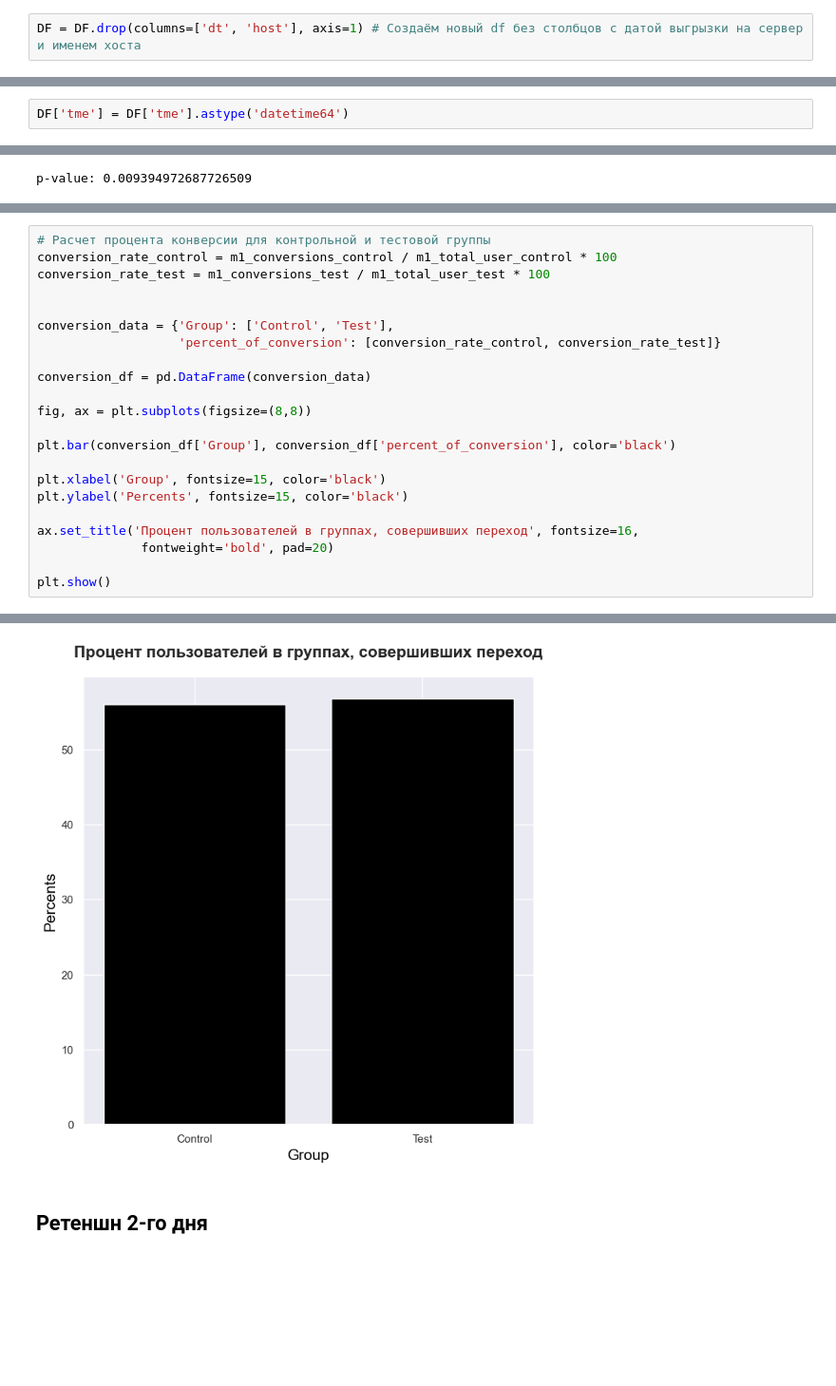
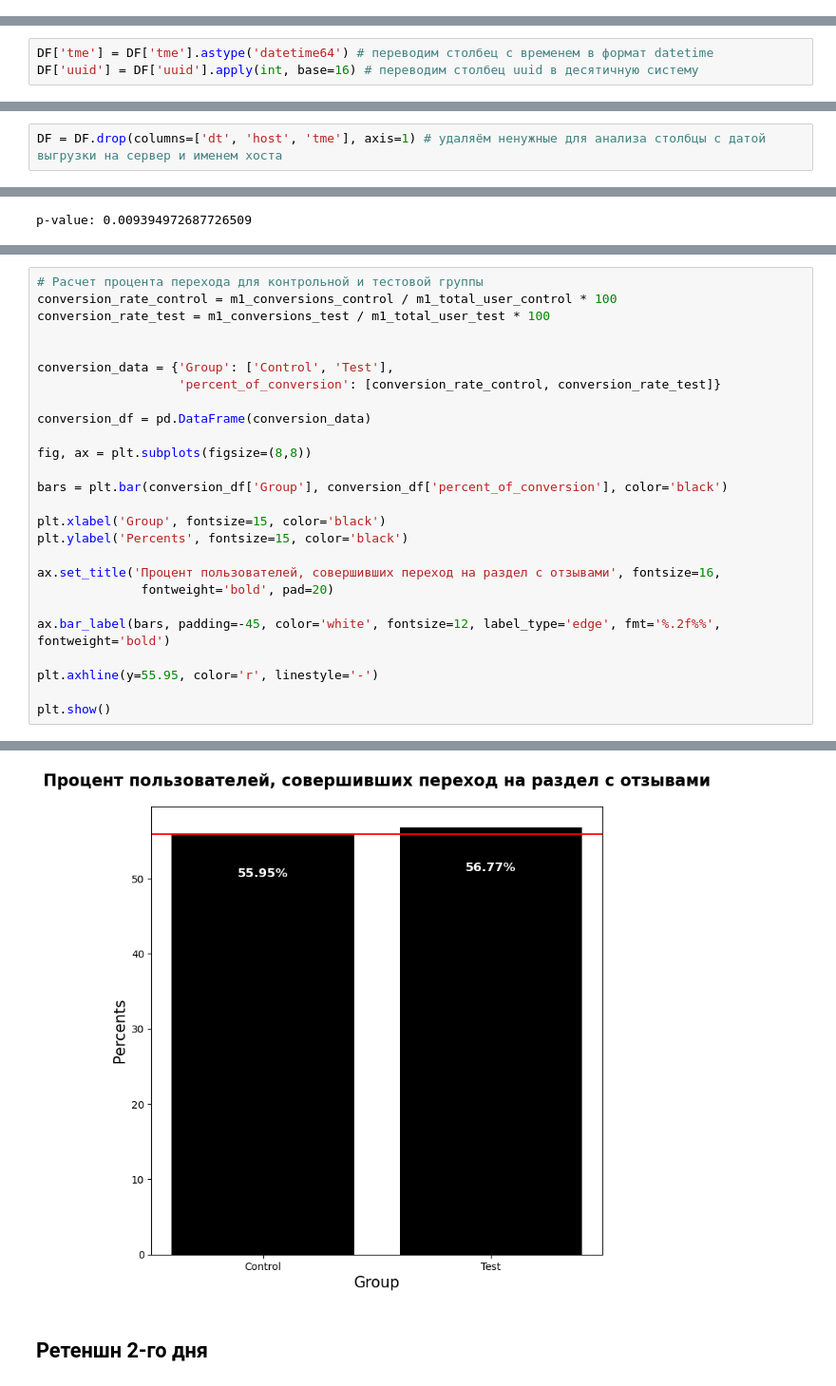
Before and after one commit to m-andreevmark/Portfolio, a Jupyter notebook: Такие разные конверсии.ipynb, the cells around one changed output, grey strips where cells are left out. Shown at 95% size. Cells and saved outputs as stored; diff of their text form; blank space fills up the shorter version.

```diff
--- a/Такие разные конверсии.ipynb
+++ b/Такие разные конверсии.ipynb
@@ -30,7 +31,6 @@ DF
-# %%
-DF = DF.drop(columns=['dt', 'host'], axis=1) # Создаём новый df без столбцов с датой выгрызки на сервер и именем хоста
 # %%
 #создаем столбец с флагом группы пользователя: 0 - контрольная группа, 1 - тестовая группа
 DF['group'] = DF['uuid'].apply(lambda x: int(x,base=16)) % 2
 # %%
-DF['tme'] = DF['tme'].astype('datetime64')
+DF['tme'] = DF['tme'].astype('datetime64') # переводим столбец с временем в формат datetime
+DF['uuid'] = DF['uuid'].apply(int, base=16) # переводим столбец uuid в десятичную систему
@@ -58 +68,3 @@ DF = DF[(DF.date <= '2023-03-17') & (DF.date != '2023-03-10')]
+# %%
+DF = DF.drop(columns=['dt', 'host', 'tme'], axis=1) # удаляём ненужные для анализа столбцы с датой выгрузки на сервер и именем хоста
 # %%
@@ -142,5 +124,5 @@ False
 # %%
-# Расчет процента конверсии для контрольной и тестовой группы
+# Расчет процента перехода для контрольной и тестовой группы
 conversion_rate_control = m1_conversions_control / m1_total_user_control * 100
 conversion_rate_test = m1_conversions_test / m1_total_user_test * 100
 
@@ -152,13 +134,17 @@ conversion_df = pd.DataFrame(conversion_data)
 
 fig, ax = plt.subplots(figsize=(8,8))
 
-plt.bar(conversion_df['Group'], conversion_df['percent_of_conversion'], color='black')
+bars = plt.bar(conversion_df['Group'], conversion_df['percent_of_conversion'], color='black')
 
 plt.xlabel('Group', fontsize=15, color='black')
 plt.ylabel('Percents', fontsize=15, color='black')
 
-ax.set_title('Процент пользователей в группах, совершивших переход', fontsize=16,
+ax.set_title('Процент пользователей, совершивших переход на раздел с отзывами', fontsize=16,
               fontweight='bold', pad=20)
 
+ax.bar_label(bars, padding=-45, color='white', fontsize=12, label_type='edge', fmt='%.2f%%', fontweight='bold')
+
+plt.axhline(y=55.95, color='r', linestyle='-')
+
 plt.show()
 # %% [output]
@@ -166,4 +151,4 @@ NameError: name 'value' is not defined
-[figure, old version]
+[figure, new version]
 # %% [markdown]
 ## Ретеншн 2-го дня
 # %%
```
Also changed, not shown: parts of 40 cells of this notebook.
